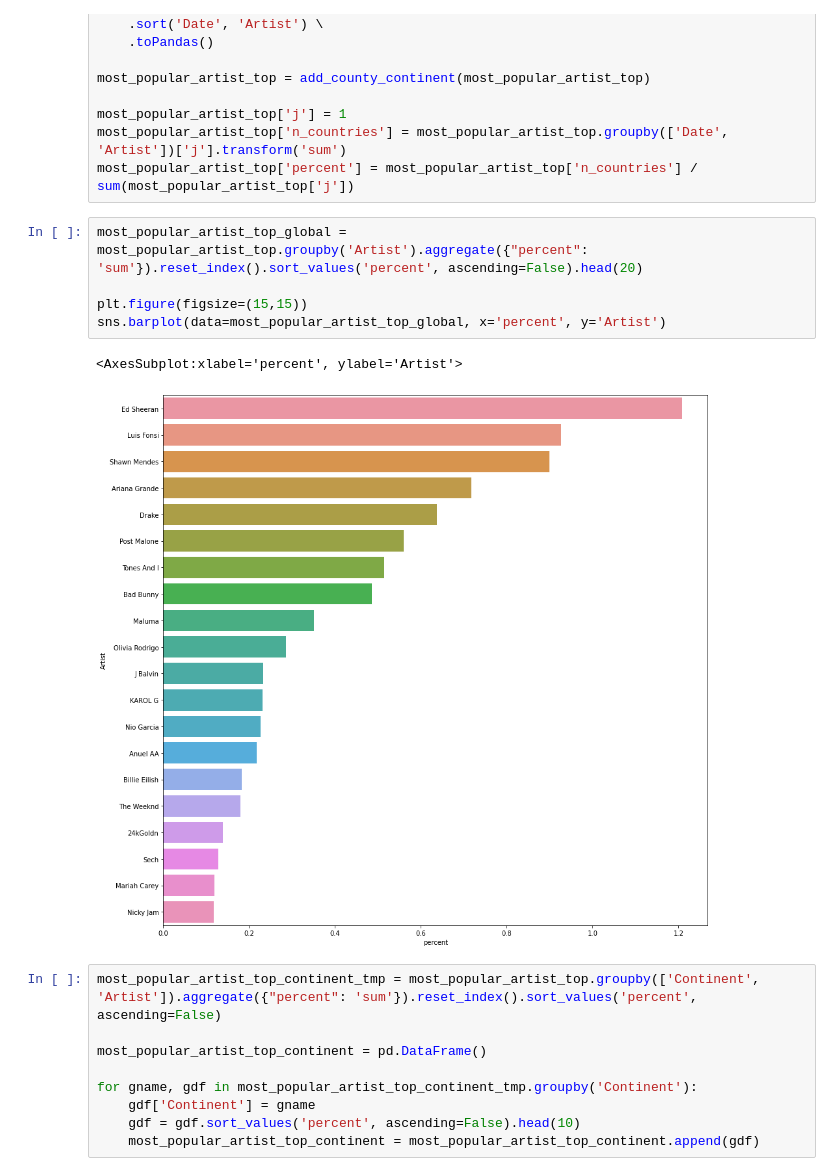
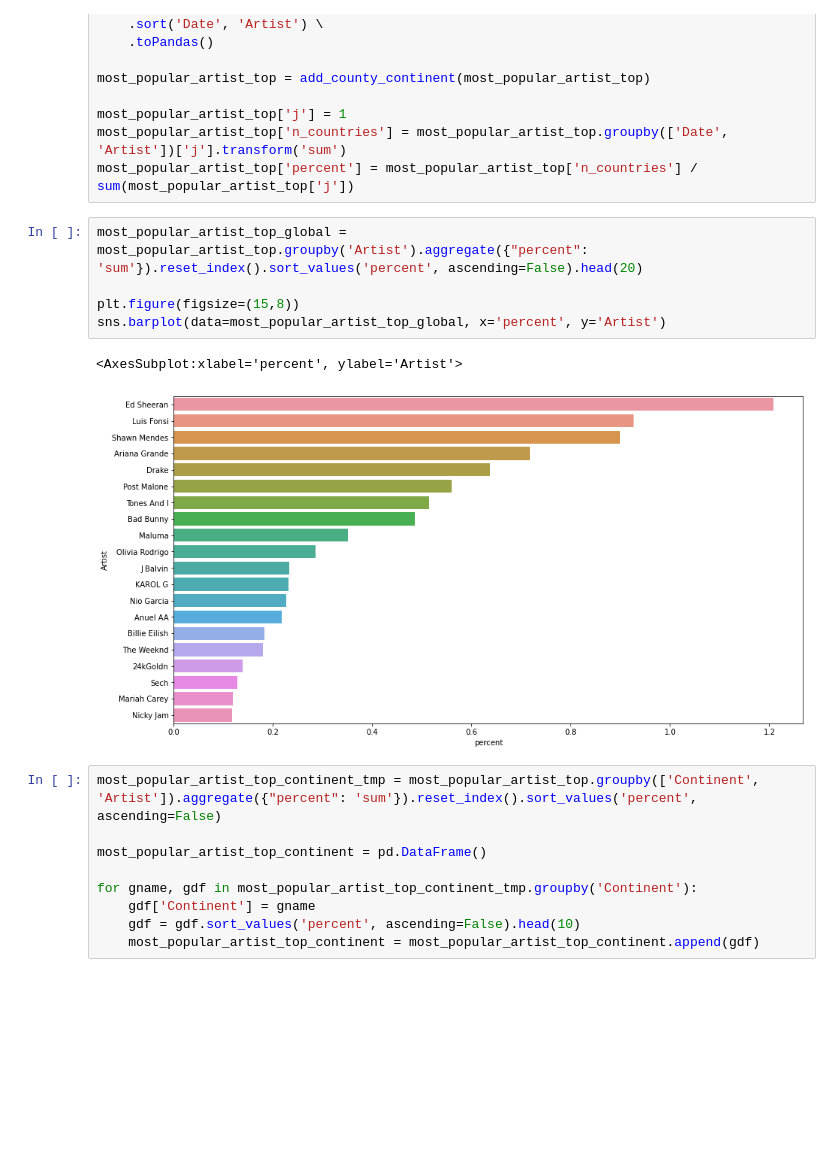
Before and after one commit to prokulski/SpotifyCharts, a Jupyter notebook: analiza.ipynb, the cells around one changed output. Cells and saved outputs as stored; diff of their text form; blank space fills up the shorter version.

```diff
--- a/analiza.ipynb
+++ b/analiza.ipynb
@@ -174,11 +183,11 @@ most_popular_artist_top['percent'] = most_popular_artist_top['n_countries'] / su
 # %%
 most_popular_artist_top_global = most_popular_artist_top.groupby('Artist').aggregate({"percent": 'sum'}).reset_index().sort_values('percent', ascending=False).head(20)
 
-plt.figure(figsize=(15,15))
+plt.figure(figsize=(15,8))
 sns.barplot(data=most_popular_artist_top_global, x='percent', y='Artist')
 # %% [output]
 <AxesSubplot:xlabel='percent', ylabel='Artist'>
-[figure, old version]
+[figure, new version]
 # %%
 most_popular_artist_top_continent_tmp = most_popular_artist_top.groupby(['Continent', 'Artist']).aggregate({"percent": 'sum'}).reset_index().sort_values('percent', ascending=False)
 
```
Also changed, not shown: parts of 30 cells of this notebook, 1 other file.
